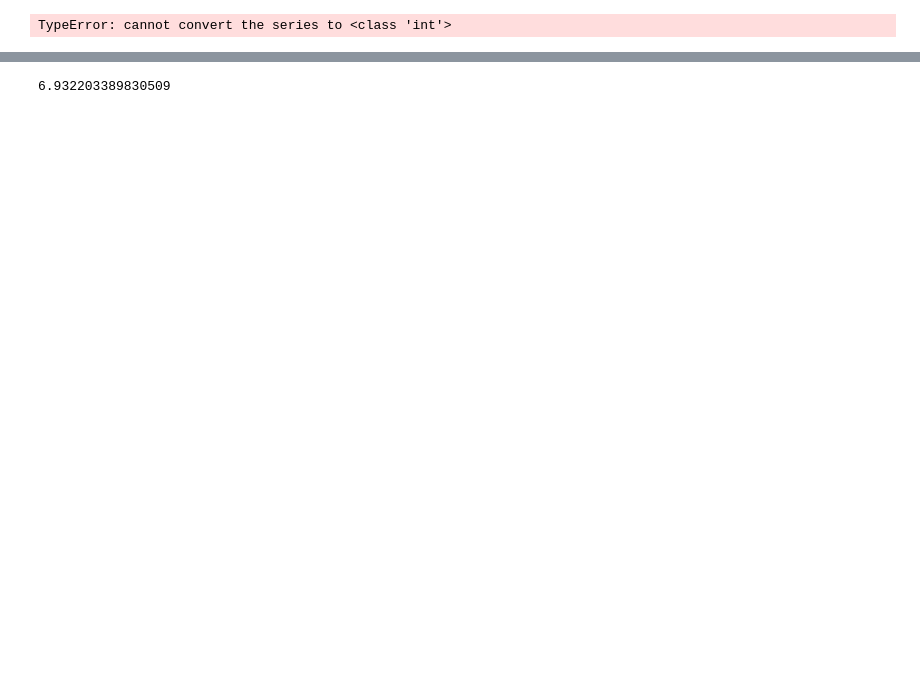
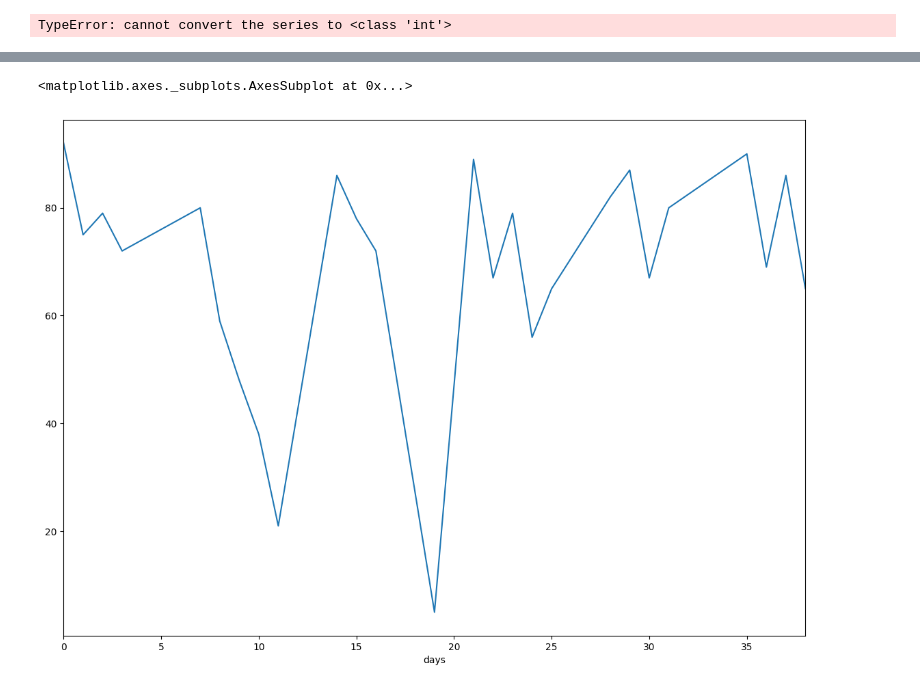
Before and after one commit to abreulastra/ventila_tu_escuela, a Jupyter notebook: VTE_analysis_c02_pilot_1.ipynb, the cells around one changed output, grey strips where cells are left out. Drawn from its saved outputs; the diff is of its cells as text; code cells hidden in the pictures; blank space fills up the shorter version.

```diff
--- a/VTE_analysis_c02_pilot_1.ipynb
+++ b/VTE_analysis_c02_pilot_1.ipynb
@@ -274,4 +290,5 @@ plt.savefig('graphs/scatter_asistencia_1.png');
-# %%
-df_filter.asistencia.mean()
-# %% [output]
-6.932203389830509
+# %%
+df_filter.groupby(['days']).asistencia.sum().sort_index().plot()
+# %% [output]
+<matplotlib.axes._subplots.AxesSubplot at 0x...>
+[figure, added]
```
Also changed, not shown: parts of 7 cells of this notebook, 9 other files.
